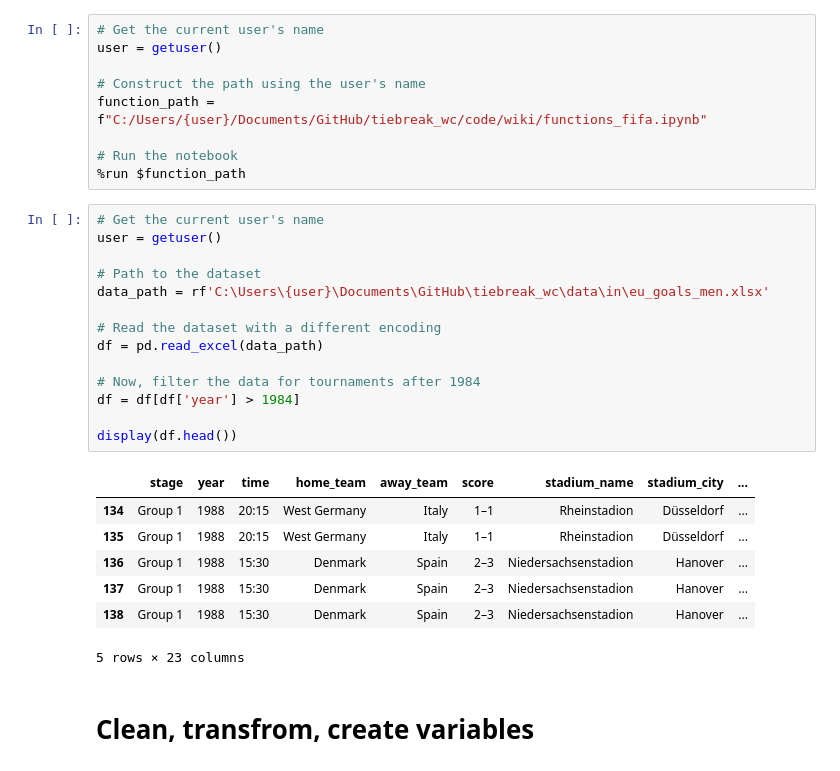
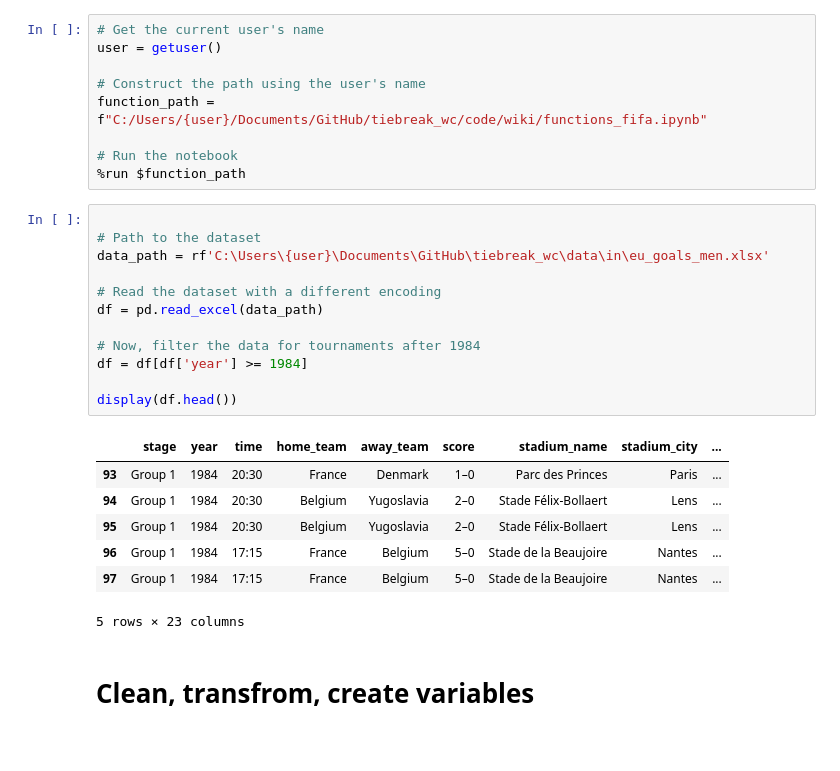
Before and after one commit to AEGDDI/tiebreak_wc, a Jupyter notebook: code/wiki/men/fifa/tb_eu_fifa_men.ipynb, the cells around one changed output. Cells and saved outputs as stored; diff of their text form.

```diff
--- a/code/wiki/men/fifa/tb_eu_fifa_men.ipynb
+++ b/code/wiki/men/fifa/tb_eu_fifa_men.ipynb
@@ -17,26 +17,24 @@ function_path = f"C:/Users/{user}/Documents/GitHub/tiebreak_wc/code/wiki/functio
 # Run the notebook
 %run $function_path
 # %%
-# Get the current user's name
-user = getuser()
 
 # Path to the dataset
 data_path = rf'C:\Users\{user}\Documents\GitHub\tiebreak_wc\data\in\eu_goals_men.xlsx'
 
 # Read the dataset with a different encoding
 df = pd.read_excel(data_path)
 
 # Now, filter the data for tournaments after 1984
-df = df[df['year'] > 1984]
+df = df[df['year'] >= 1984]
 
 display(df.head())
 # %% [output]
 |  | stage | year | time | home_team | away_team | score | stadium_name | stadium_city | ... |
-| 134 | Group 1 | 1988 | 20:15 | West Germany | Italy | 1–1 | Rheinstadion | Düsseldorf | ... |
-| 135 | Group 1 | 1988 | 20:15 | West Germany | Italy | 1–1 | Rheinstadion | Düsseldorf | ... |
-| 136 | Group 1 | 1988 | 15:30 | Denmark | Spain | 2–3 | Niedersachsenstadion | Hanover | ... |
-| 137 | Group 1 | 1988 | 15:30 | Denmark | Spain | 2–3 | Niedersachsenstadion | Hanover | ... |
-| 138 | Group 1 | 1988 | 15:30 | Denmark | Spain | 2–3 | Niedersachsenstadion | Hanover | ... |
+| 93 | Group 1 | 1984 | 20:30 | France | Denmark | 1–0 | Parc des Princes | Paris | ... |
+| 94 | Group 1 | 1984 | 20:30 | Belgium | Yugoslavia | 2–0 | Stade Félix-Bollaert | Lens | ... |
+| 95 | Group 1 | 1984 | 20:30 | Belgium | Yugoslavia | 2–0 | Stade Félix-Bollaert | Lens | ... |
+| 96 | Group 1 | 1984 | 17:15 | France | Belgium | 5–0 | Stade de la Beaujoire | Nantes | ... |
+| 97 | Group 1 | 1984 | 17:15 | France | Belgium | 5–0 | Stade de la Beaujoire | Nantes | ... |
 5 rows × 23 columns
 # %% [markdown]
 # Clean, transfrom, create variables
```
Also changed, not shown: parts of 7 cells of this notebook, 9 other files.
